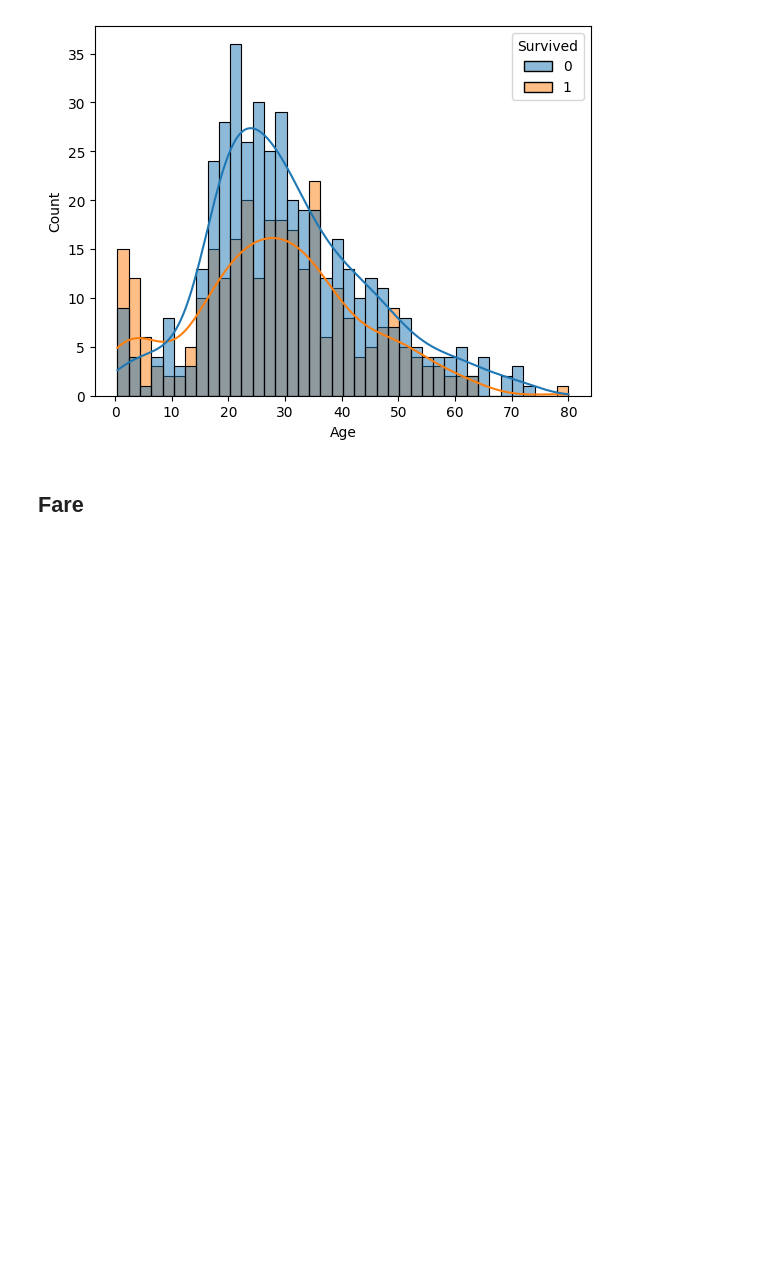
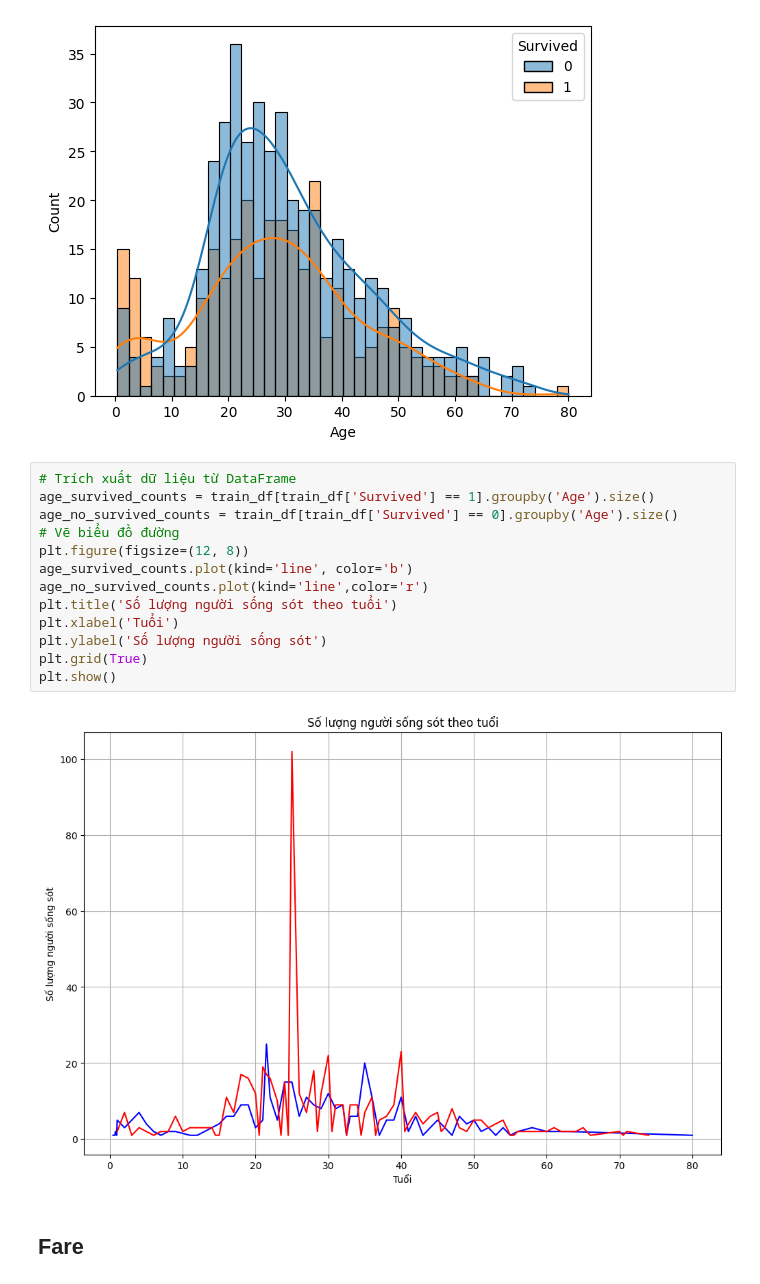
Before and after one commit to Danhuynh224/DoAnPy, a Jupyter notebook: DoAn.ipynb, the cells around one changed output. Saved outputs shown, nothing was run; the diff lists cells and outputs as text; blank space fills up the shorter version.

```diff
--- a/DoAn.ipynb
+++ b/DoAn.ipynb
@@ -270,6 +297,21 @@ sns.histplot(data=train_df, x='Age', hue='Survived', bins = 40, kde=True)
 # %% [output]
 <Axes: xlabel='Age', ylabel='Count'>
 [figure]
+# %%
+# Trích xuất dữ liệu từ DataFrame
+age_survived_counts = train_df[train_df['Survived'] == 1].groupby('Age').size()
+age_no_survived_counts = train_df[train_df['Survived'] == 0].groupby('Age').size()
+# Vẽ biểu đồ đường
+plt.figure(figsize=(12, 8))
+age_survived_counts.plot(kind='line', color='b')
+age_no_survived_counts.plot(kind='line',color='r')
+plt.title('Số lượng người sống sót theo tuổi')
+plt.xlabel('Tuổi')
+plt.ylabel('Số lượng người sống sót')
+plt.grid(True)
+plt.show()
+# %% [output]
+[figure, added]
 # %% [markdown]
 ## Fare
 # %%
```
Also changed, not shown: parts of 37 cells of this notebook.
